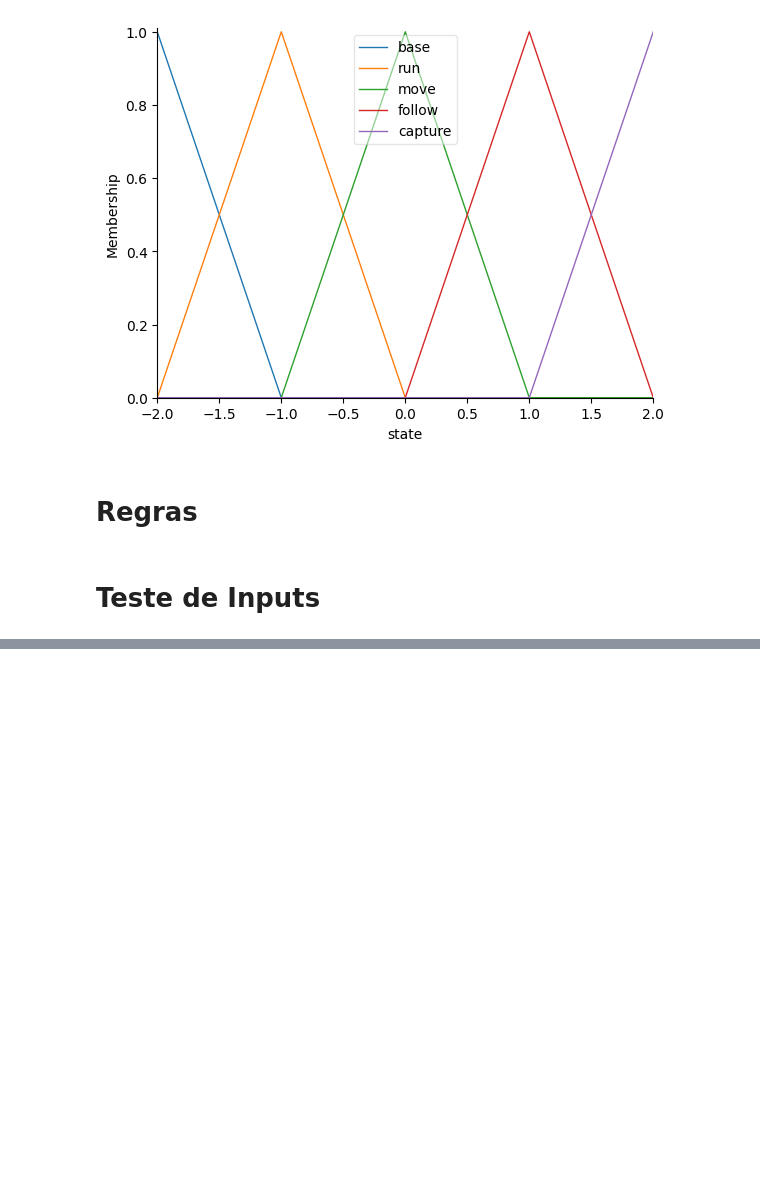
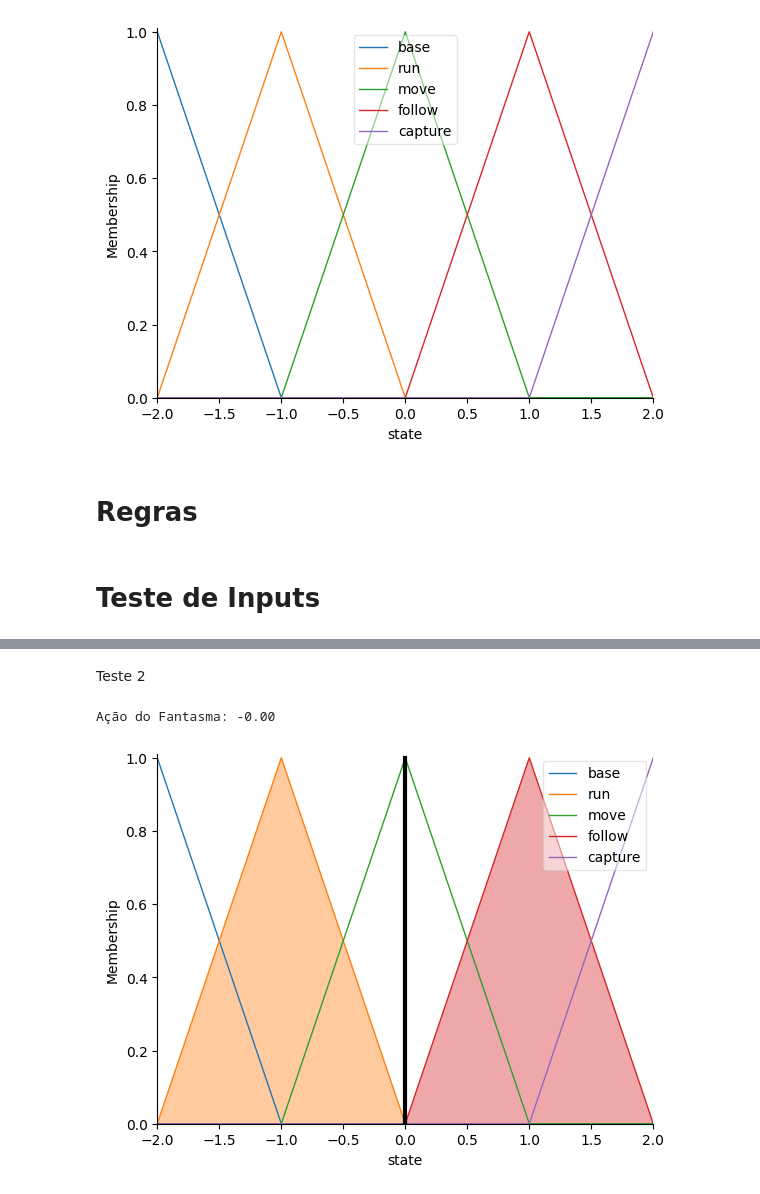
Before and after one commit to MrVeGGi3/AI-for-Games, a Jupyter notebook: PacManFuzzy.ipynb, the cells around one changed output, grey strips where cells are left out. Drawn from its saved outputs; the diff is of its cells as text; code cells hidden in the pictures; blank space fills up the shorter version.

```diff
--- a/PacManFuzzy.ipynb
+++ b/PacManFuzzy.ipynb
@@ -161,0 +167,11 @@ print(f"Ação do Fantasma: {result:.2f}")
+# %% [markdown]
+Teste 2
+# %%
+ghost = 'blinky'
+dist = 5
+power = 0
+result = simulate_ghost_action(ghost, dist, power)
+print(f"Ação do Fantasma: {result:.2f}")
+# %% [output]
+Ação do Fantasma: -0.00
+[figure, added]
```
Also changed, not shown: parts of 5 cells of this notebook.
